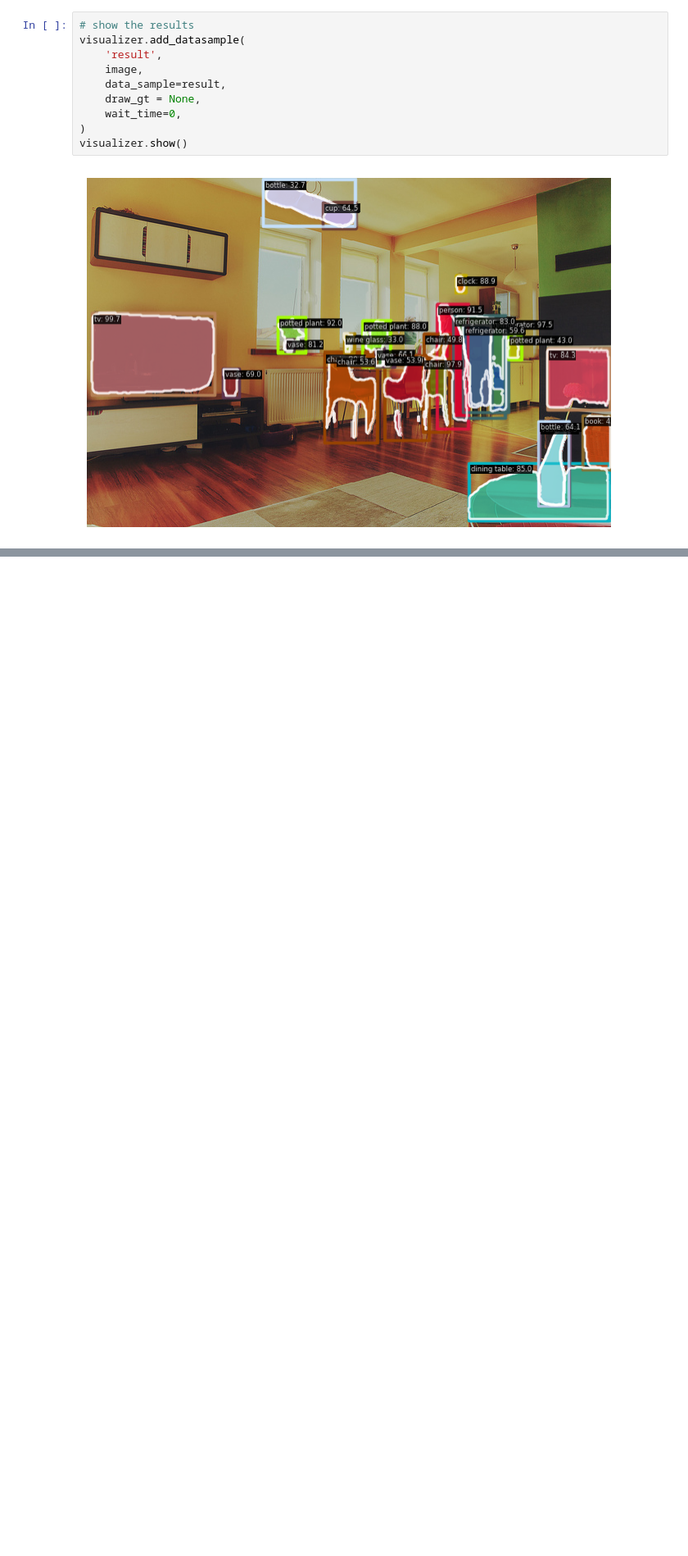
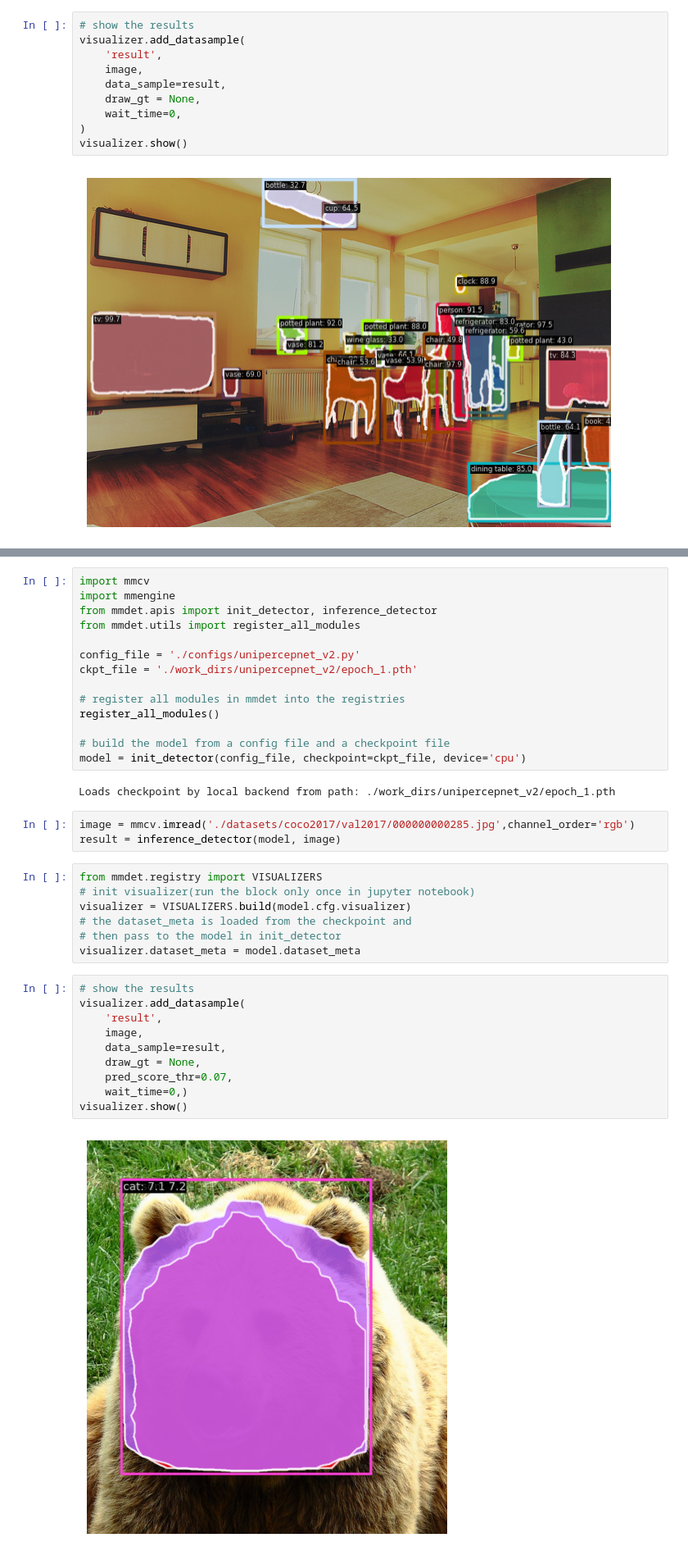
Before and after one commit to GiaKhangLuu/YOLOF-MaskV2-mmcv, a Jupyter notebook: test.ipynb, the cells around one changed output, grey strips where cells are left out. Shown at 82% size. Cells and saved outputs as stored; diff of their text form; blank space fills up the shorter version.

```diff
--- a/test.ipynb
+++ b/test.ipynb
@@ -202,0 +205,38 @@ visualizer.show()
+# %%
+import mmcv
+import mmengine
+from mmdet.apis import init_detector, inference_detector
+from mmdet.utils import register_all_modules
+
+config_file = './configs/unipercepnet_v2.py'
+ckpt_file = './work_dirs/unipercepnet_v2/epoch_1.pth'
+
+# register all modules in mmdet into the registries
+register_all_modules()
+
+# build the model from a config file and a checkpoint file
+model = init_detector(config_file, checkpoint=ckpt_file, device='cpu')
+# %% [output]
+Loads checkpoint by local backend from path: ./work_dirs/unipercepnet_v2/epoch_1.pth
+# %%
+image = mmcv.imread('./datasets/coco2017/val2017/000000000285.jpg',channel_order='rgb')
+result = inference_detector(model, image)
+# %%
+from mmdet.registry import VISUALIZERS
+# init visualizer(run the block only once in jupyter notebook)
+visualizer = VISUALIZERS.build(model.cfg.visualizer)
+# the dataset_meta is loaded from the checkpoint and
+# then pass to the model in init_detector
+visualizer.dataset_meta = model.dataset_meta
+# %%
+# show the results
+visualizer.add_datasample(
+    'result',
+    image,
+    data_sample=result,
+    draw_gt = None,
+    pred_score_thr=0.07,
+    wait_time=0,)
+visualizer.show()
+# %% [output]
+[figure, added]
```
Also changed, not shown: parts of 1 cell of this notebook, 6 other files.
